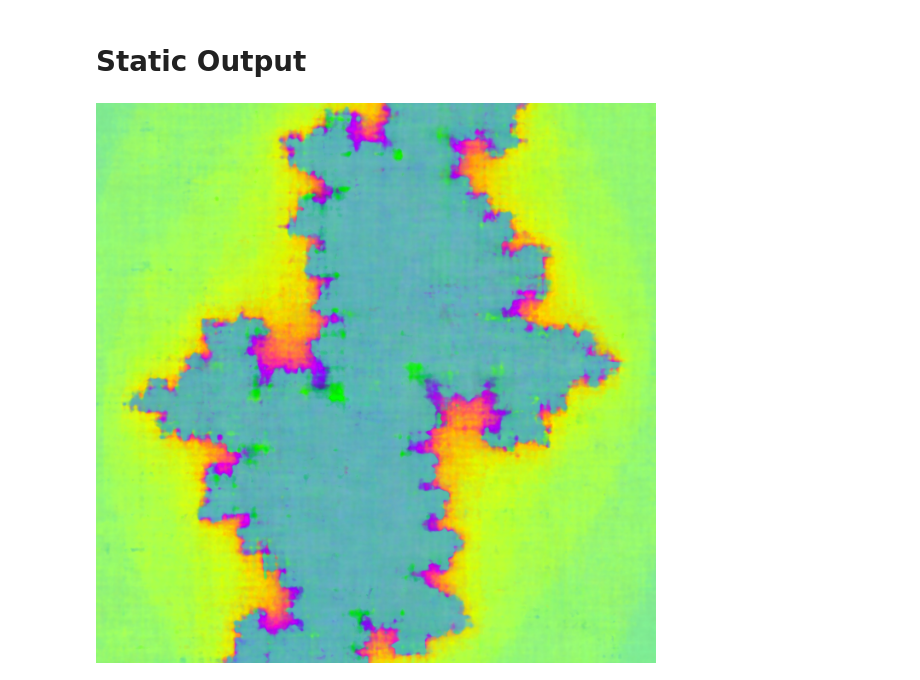
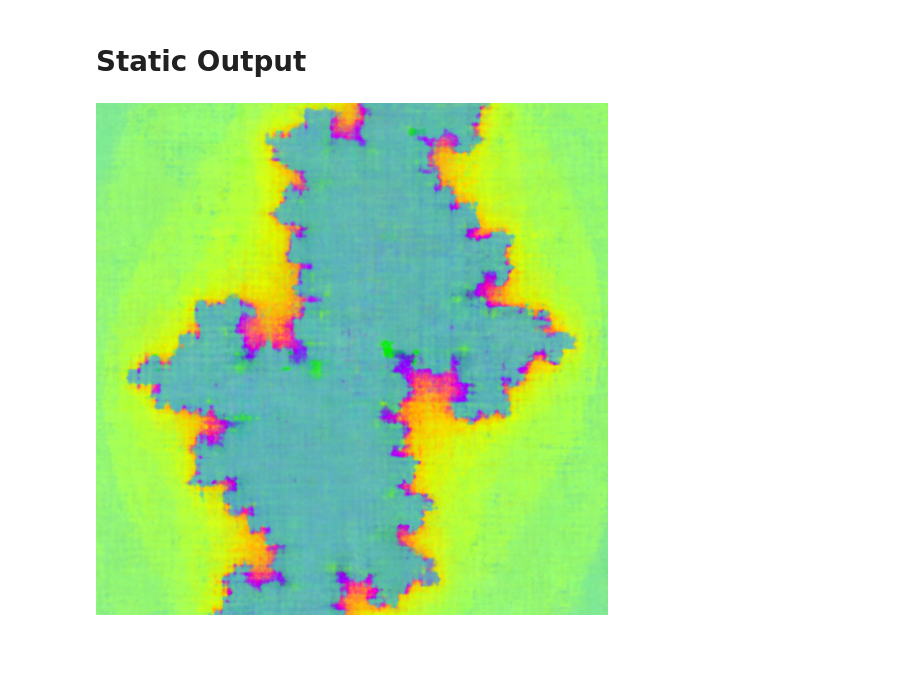
Before and after one commit to eard3n1/neural_fractal, a Jupyter notebook: notebooks/exploration.ipynb, the cells around one changed output. Drawn from its saved outputs; the diff is of its cells as text; code cells hidden in the pictures; blank space fills up the shorter version.

```diff
--- a/notebooks/exploration.ipynb
+++ b/notebooks/exploration.ipynb
@@ -68,6 +68,6 @@ interact(
 # %% [markdown]
 # Static Output
 # %%
-render_fractal(model, resolution=1024)
+render_fractal(model)
 # %% [output]
-[figure, old version]
+[figure, new version]
```
Also changed, not shown: 3 other files.
